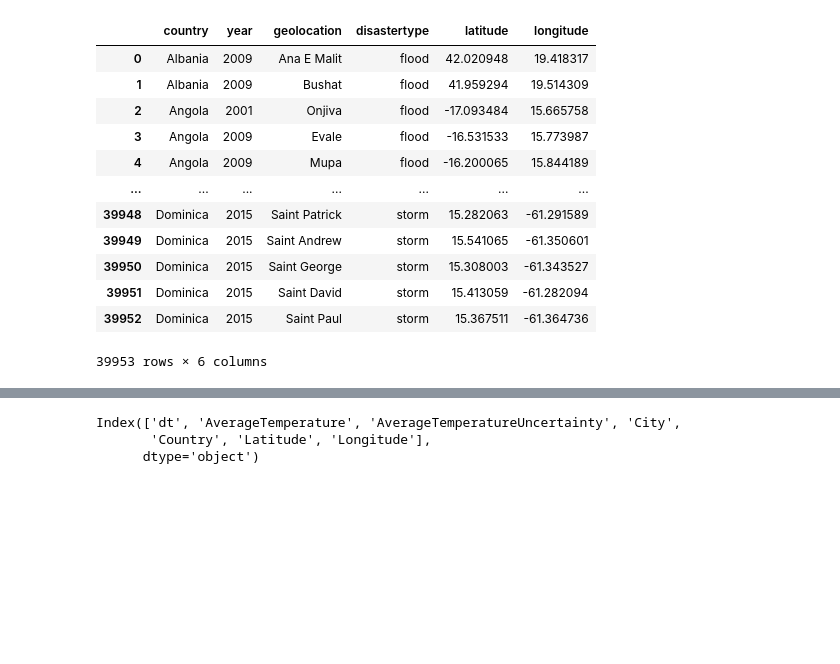
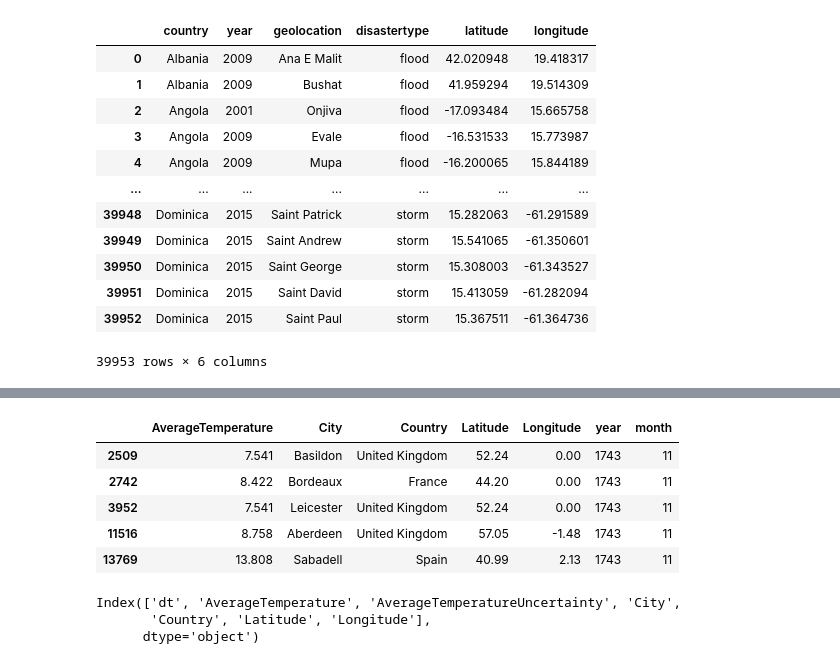
Before and after one commit to dalejandroabel/NASA-Space-Apps, a Jupyter notebook: notebooks/disaster_analysis.ipynb, the cells around one changed output, grey strips where cells are left out. Saved outputs shown, nothing was run; the diff lists cells and outputs as text; code cells hidden in the pictures; blank space fills up the shorter version.

```diff
--- a/notebooks/disaster_analysis.ipynb
+++ b/notebooks/disaster_analysis.ipynb
@@ -147,3 +208,12 @@ df_weather = pd.read_csv('../datasets/global_temperatures_by_city.csv')
+# %%
+df_weather.head()
+# %% [output]
+|  | AverageTemperature | City | Country | Latitude | Longitude | year | month |
+| 2509 | 7.541 | Basildon | United Kingdom | 52.24 | 0.00 | 1743 | 11 |
+| 2742 | 8.422 | Bordeaux | France | 44.20 | 0.00 | 1743 | 11 |
+| 3952 | 7.541 | Leicester | United Kingdom | 52.24 | 0.00 | 1743 | 11 |
+| 11516 | 8.758 | Aberdeen | United Kingdom | 57.05 | -1.48 | 1743 | 11 |
+| 13769 | 13.808 | Sabadell | Spain | 40.99 | 2.13 | 1743 | 11 |
 # %%
 df_weather.columns
 # %% [output]
```
Also changed, not shown: parts of 10 cells of this notebook, 2 other files.
